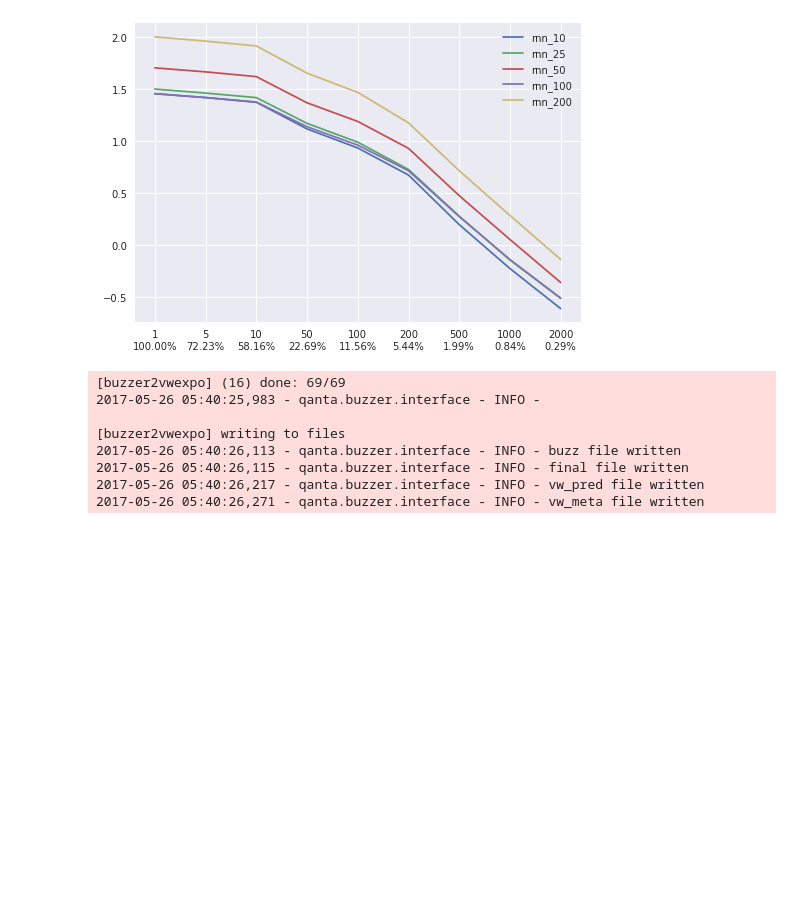
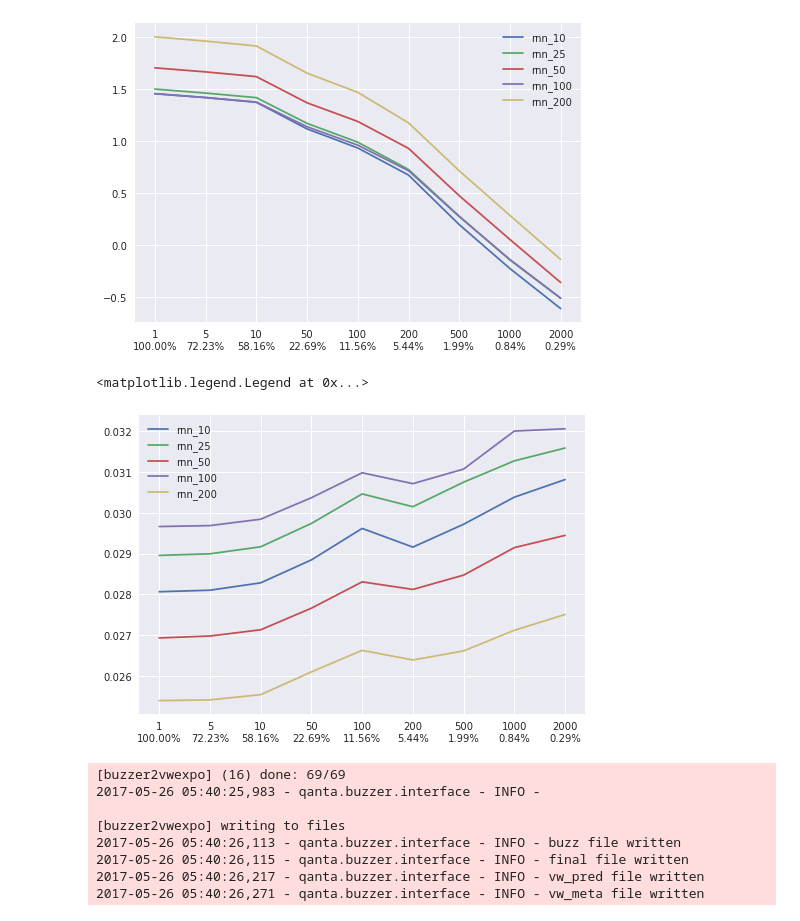
Before and after one commit to Pinafore/qb, a Jupyter notebook: new_report.ipynb, the cells around one changed output. Saved outputs shown, nothing was run; the diff lists cells and outputs as text; code cells hidden in the pictures; blank space fills up the shorter version.

```diff
--- a/new_report.ipynb
+++ b/new_report.ipynb
@@ -120,6 +120,17 @@ plt.legend()
 # %% [output]
 <matplotlib.legend.Legend at 0x...>
 [figure]
+# %%
+plt.clf()
+for model_name in model_names:
+    rewards = [x['rush_impossible'] for x in new_stats[model_name]]
+    plt.plot(rewards, label=model_name)
+xticks = ['{0}\n{1:.2f}%'.format(t, user_percentage(t)*100) for t in user_answers_thresholds]
+plt.xticks(list(range(len(xticks))), xticks)
+plt.legend()
+# %% [output]
+<matplotlib.legend.Legend at 0x...>
+[figure, added]
 # %%
 from qanta.buzzer.interface import buzzer2vwexpo
 
```
Also changed, not shown: 4 other files.
